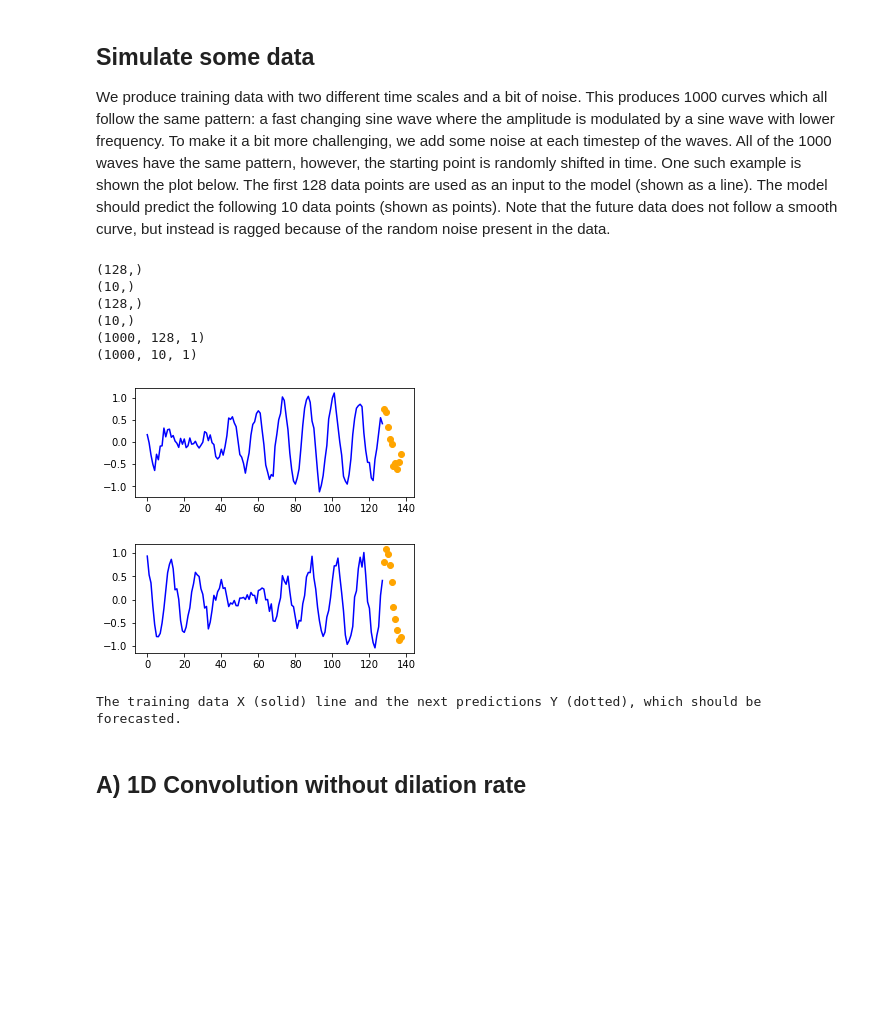
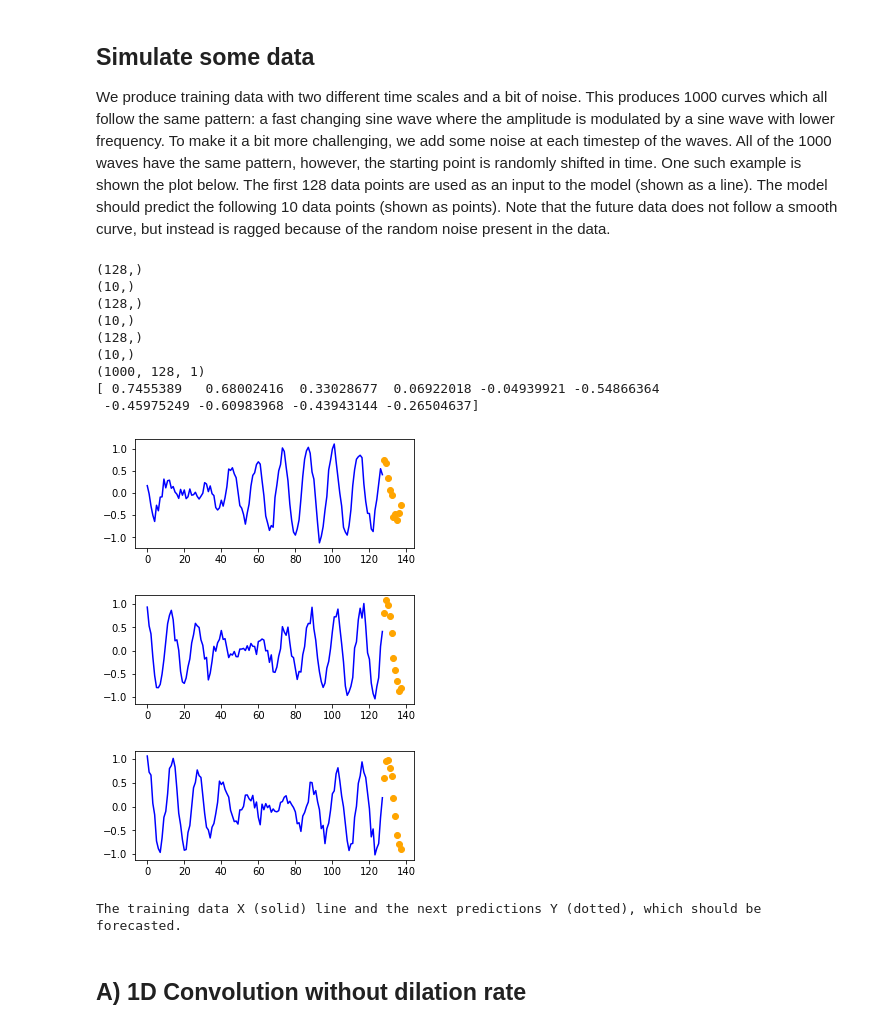
Before and after one commit to schmuecker/machine-learning-course, a Jupyter notebook: Deep Learning/03 rnn/03.1/LSTM_vs_1DConv_no_solution.ipynb, the cells around one changed output. Drawn from its saved outputs; the diff is of its cells as text; code cells hidden in the pictures; blank space fills up the shorter version.

Commit message:
Fix graph

```diff
--- a/Deep Learning/03 rnn/03.1/LSTM_vs_1DConv_no_solution.ipynb
+++ b/Deep Learning/03 rnn/03.1/LSTM_vs_1DConv_no_solution.ipynb
@@ -36,36 +36,40 @@ seq_length = 128  # Sequence length used for training
 look_ahead =  10  # The number of data points the model should predict
 
 
 def gen_data(size=1000, noise=0.1): # We create 1000 data-points
   s = seq_length + look_ahead
   d = np.zeros((size, s,1))
   for i in range(size):
     start = np.random.uniform(0, 2*np.pi) # Random start point
     d[i,:,0] = np.sin(start + np.linspace(0, 20*np.pi, s)) * np.sin(start + np.linspace(0, np.pi, s)) + np.random.normal(0,noise,s)
   return d[:,0:seq_length], d[:,seq_length:s]
 
 
 X,Y = gen_data()
-for i in range(2):
+for i in range(3):
   print(X[i,:,0].shape)
   print(Y[i,:,0].shape)
   plt.figure(num=None, figsize=(5,2))
   plt.plot(range(0, seq_length),X[i,:,0],'b-')
   plt.plot(range(seq_length, seq_length + look_ahead),Y[i,:,0],'bo',color='orange')
 
 print(X.shape)
-print(Y.shape)
+print(Y[0,:,0])
 plt.show()
 print('The training data X (solid) line and the next predictions Y (dotted), which should be forecasted.')
 # %% [output]
+(128,)
+(10,)
 (128,)
 (10,)
 (128,)
 (10,)
 (1000, 128, 1)
-(1000, 10, 1)
+[ 0.7455389   0.68002416  0.33028677  0.06922018 -0.04939921 -0.54866364
+ -0.45975249 -0.60983968 -0.43943144 -0.26504637]
 [figure]
 [figure]
+[figure, added]
 The training data X (solid) line and the next predictions Y (dotted), which should be forecasted.
 # %% [markdown]
 ## A) 1D Convolution without dilation rate
```
Also changed, not shown: parts of 5 cells of this notebook.
